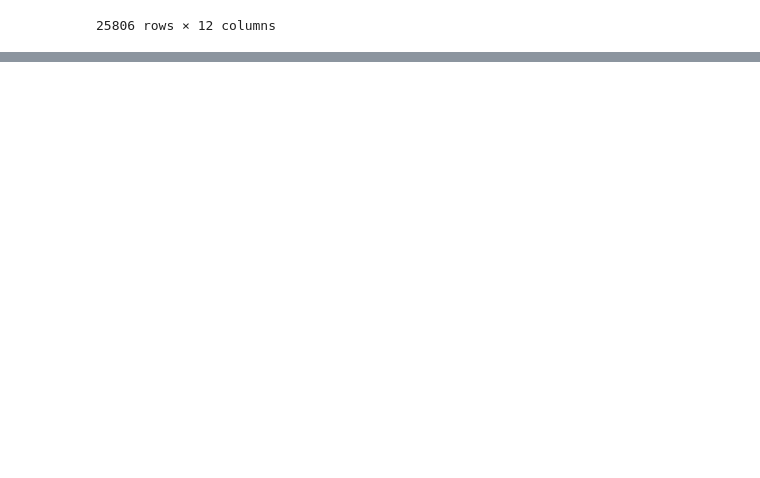
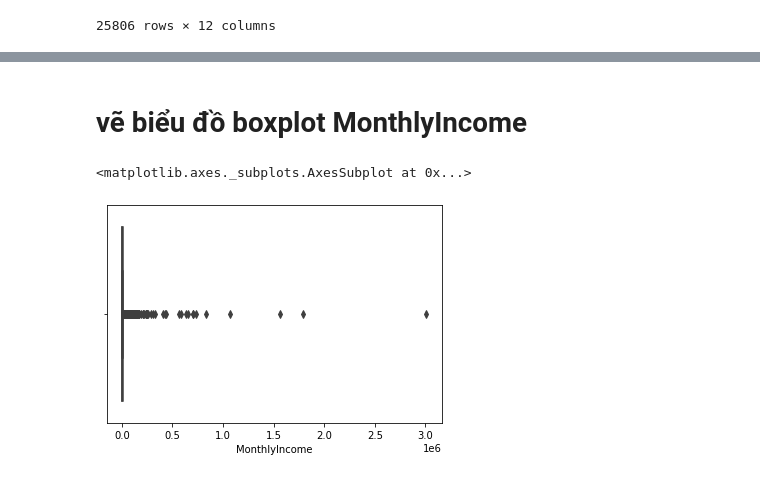
Before and after one commit to tranhuuan170302/Tran-Huu-An-data-analyst, a Jupyter notebook: phân_tích_review_của_khách_hàng.ipynb, the cells around one changed output, grey strips where cells are left out. Saved outputs shown, nothing was run; the diff lists cells and outputs as text; code cells hidden in the pictures; blank space fills up the shorter version.

```diff
--- a/phân_tích_review_của_khách_hàng.ipynb
+++ b/phân_tích_review_của_khách_hàng.ipynb
@@ -154,0 +224,7 @@ s_scaler = StandardScaler()
+# %% [markdown]
+# vẽ biểu đồ boxplot MonthlyIncome
+# %%
+sns.boxplot(df['MonthlyIncome'])
+# %% [output]
+<matplotlib.axes._subplots.AxesSubplot at 0x...>
+[figure, added]
```
Also changed, not shown: parts of 26 cells of this notebook.
